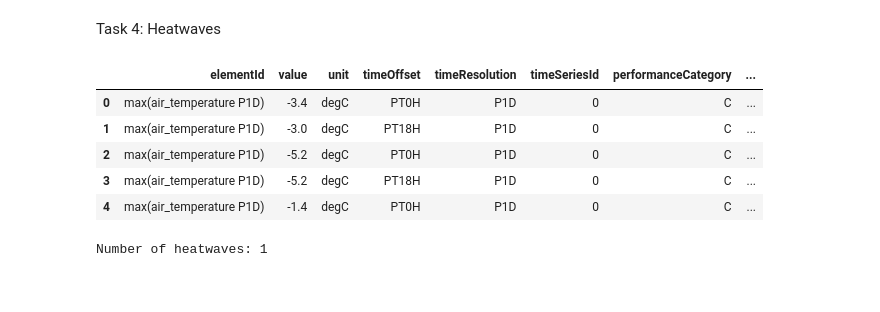
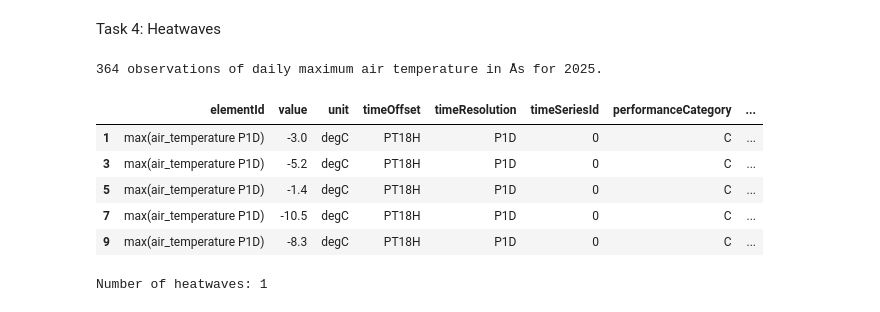
Before and after one commit to Lindaqh/Deliverable1_Uke42, a Jupyter notebook: Deliverable1_Uke42/Deliverable1_Uke42.ipynb, the cells around one changed output. Cells and saved outputs as stored; diff of their text form; code cells hidden in the pictures.

Commit message:
markdowns, update imports, update offset task4, cleanup, heading,

```diff
--- a/Deliverable1_Uke42/Deliverable1_Uke42.ipynb
+++ b/Deliverable1_Uke42/Deliverable1_Uke42.ipynb
@@ -324,19 +323,27 @@ Task 4: Heatwaves
 # %%
 df_heatwaves = get_weather_data(
     station_id="SN17850",
     elements="max(air_temperature P1D)",
     start_date="2025-01-01",
     end_date="2025-12-31",
 )
 
+# Keep the preferred time offset for max air temperature
+df_heatwaves = df_heatwaves[
+    df_heatwaves["timeOffset"] == "PT18H"
+].copy()
+
+print(len(df_heatwaves), "observations of daily maximum air temperature in Ås for 2025.")
+
 display(df_heatwaves.head())
 # %% [output]
+364 observations of daily maximum air temperature in Ås for 2025.
 |  | elementId | value | unit | timeOffset | timeResolution | timeSeriesId | performanceCategory | ... |
-| 0 | max(air_temperature P1D) | -3.4 | degC | PT0H | P1D | 0 | C | ... |
 | 1 | max(air_temperature P1D) | -3.0 | degC | PT18H | P1D | 0 | C | ... |
-| 2 | max(air_temperature P1D) | -5.2 | degC | PT0H | P1D | 0 | C | ... |
 | 3 | max(air_temperature P1D) | -5.2 | degC | PT18H | P1D | 0 | C | ... |
-| 4 | max(air_temperature P1D) | -1.4 | degC | PT0H | P1D | 0 | C | ... |
+| 5 | max(air_temperature P1D) | -1.4 | degC | PT18H | P1D | 0 | C | ... |
+| 7 | max(air_temperature P1D) | -10.5 | degC | PT18H | P1D | 0 | C | ... |
+| 9 | max(air_temperature P1D) | -8.3 | degC | PT18H | P1D | 0 | C | ... |
 # %%
 def summarize_heatwaves(
     df: pd.DataFrame,
```
Also changed, not shown: parts of 4 cells of this notebook.
